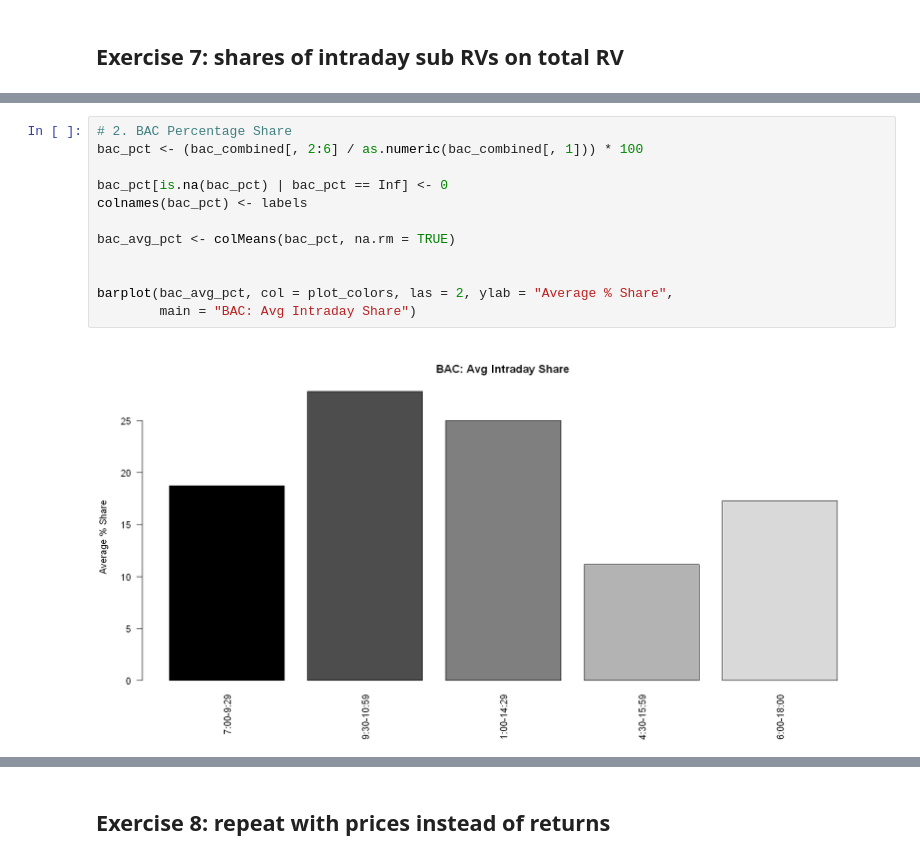
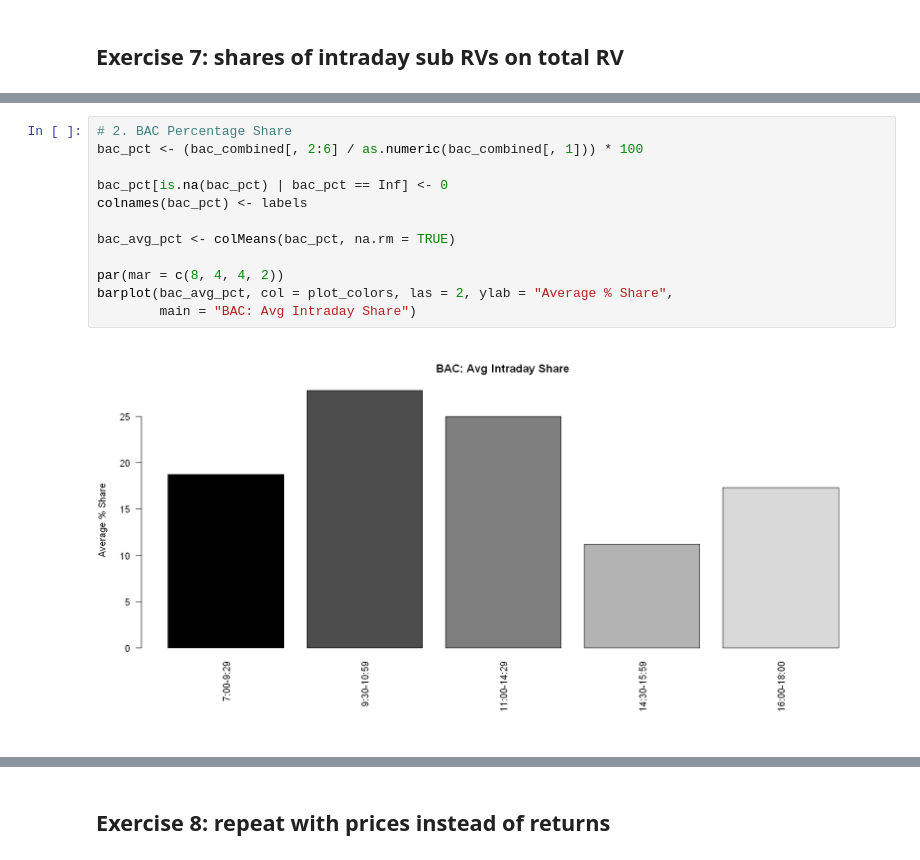
Before and after one commit to ahojdobryden/FiCox, a Jupyter notebook: HA3/HW3.ipynb, the cells around one changed output, grey strips where cells are left out. Drawn from its saved outputs; the diff is of its cells as text.

```diff
--- a/HA3/HW3.ipynb
+++ b/HA3/HW3.ipynb
@@ -471,17 +473,17 @@ barplot(msft_avg_pct, col = plot_colors, las = 2, ylab = "Average % Share",
 # %%
 # 2. BAC Percentage Share
 bac_pct <- (bac_combined[, 2:6] / as.numeric(bac_combined[, 1])) * 100
 
 bac_pct[is.na(bac_pct) | bac_pct == Inf] <- 0
 colnames(bac_pct) <- labels
 
 bac_avg_pct <- colMeans(bac_pct, na.rm = TRUE)
 
-
+par(mar = c(8, 4, 4, 2))
 barplot(bac_avg_pct, col = plot_colors, las = 2, ylab = "Average % Share",
         main = "BAC: Avg Intraday Share")
 # %% [output]
-[figure, old version]
+[figure, new version]
 # %%
 # 3. XOM Percentage Share
 xom_pct <- (xom_combined[, 2:6] / as.numeric(xom_combined[, 1])) * 100
```
Also changed, not shown: parts of 12 cells of this notebook.
